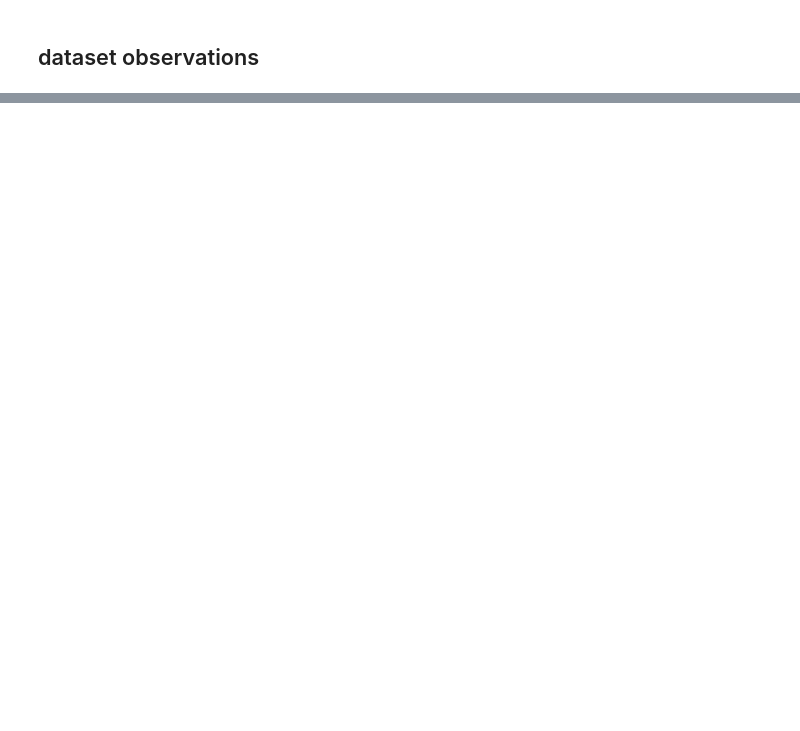
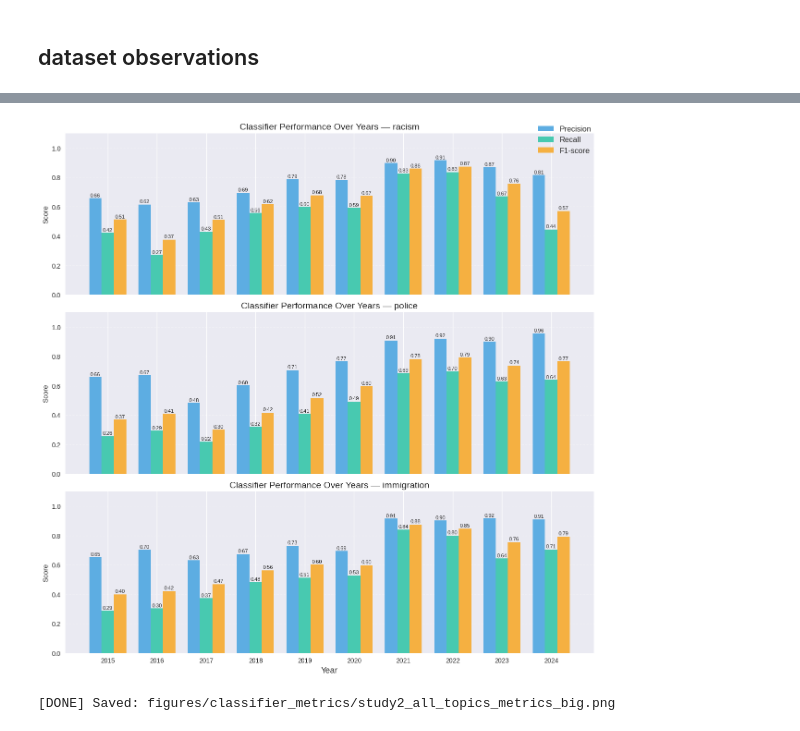
Before and after one commit to anthqiu/VT-CS5624-Project, a Jupyter notebook: study2/step6_data_visualization.ipynb, the cells around one changed output, grey strips where cells are left out. Drawn from its saved outputs; the diff is of its cells as text; code cells hidden in the pictures; blank space fills up the shorter version.

Commit message:
Study 2: Modify figure size

```diff
--- a/study2/step6_data_visualization.ipynb
+++ b/study2/step6_data_visualization.ipynb
@@ -349,7 +392,7 @@ ordered_topics = list(TOPIC_KEYWORDS.keys())
 fig, axes = plt.subplots(
     nrows=3,
     ncols=1,
-    figsize=(16, 12),
+    figsize=(12, 12),
     sharex=True,
     constrained_layout=True
 )
@@ -366,36 +409,39 @@ for ax, topic in zip(axes, ordered_topics):
     precision_vals = df_t["precision"].tolist()
     recall_vals = df_t["recall"].tolist()
     f1_vals = df_t["f1"].tolist()
 
     x = np.arange(len(years))
     bar_width = 0.25
 
     ax.bar(x - bar_width, precision_vals, width=bar_width, label="Precision", color="#5DADE2")
-    ax.bar(x,            recall_vals,    width=bar_width, label="Recall",    color="#48C9B0")
-    ax.bar(x + bar_width, f1_vals,       width=bar_width, label="F1-score", color="#F5B041")
+    ax.bar(x, recall_vals, width=bar_width, label="Recall", color="#48C9B0")
+    ax.bar(x + bar_width, f1_vals, width=bar_width, label="F1-score", color="#F5B041")
 
     for idx, (p, r, f) in enumerate(zip(precision_vals, recall_vals, f1_vals)):
         ax.text(x[idx] - bar_width, p + 0.01, f"{p:.2f}", ha="center", fontsize=8)
-        ax.text(x[idx],            r + 0.01, f"{r:.2f}", ha="center", fontsize=8)
+        ax.text(x[idx], r + 0.01, f"{r:.2f}", ha="center", fontsize=8)
         ax.text(x[idx] + bar_width, f + 0.01, f"{f:.2f}", ha="center", fontsize=8)
 
     ax.set_ylim(0, 1.1)
     ax.set_ylabel("Score")
     ax.set_title(f"Classifier Performance Over Years — {topic}", fontsize=14)
     ax.grid(axis="y", linestyle="--", alpha=0.3)
 
 axes[-1].set_xticks(x)
 axes[-1].set_xticklabels(years)
 axes[-1].set_xlabel("Year", fontsize=13)
 
 handles, labels = axes[0].get_legend_handles_labels()
 fig.legend(handles, labels, loc="upper right", fontsize=12)
 
 os.makedirs("figures/classifier_metrics", exist_ok=True)
-out_path = "figures/classifier_metrics/all_topics_metrics_big.png"
+out_path = "figures/classifier_metrics/study2_all_topics_metrics_big.png"
 plt.savefig(out_path, dpi=200)
 plt.show()
 
 print(f"[DONE] Saved: {out_path}")
+# %% [output]
+[figure, added]
+[DONE] Saved: figures/classifier_metrics/study2_all_topics_metrics_big.png
 # %%
 fig, axes = plt.subplots(
```
Also changed, not shown: parts of 9 cells of this notebook.
